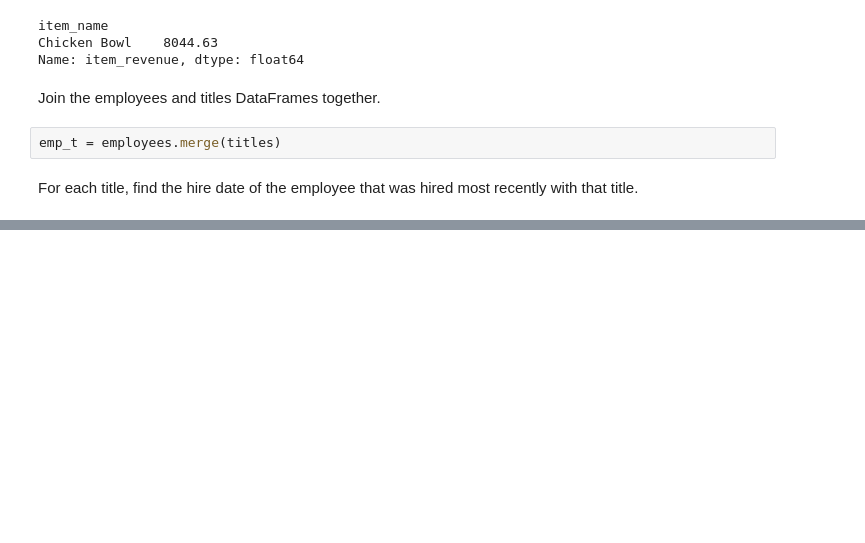
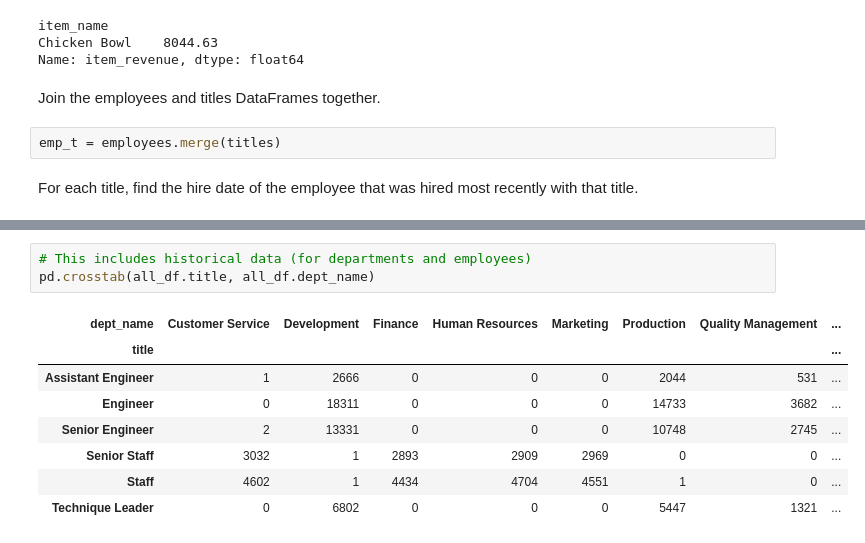
Before and after one commit to jesse-d-marder/numpy-pandas-visualization-exercises, a Jupyter notebook: advanced_dataframes.ipynb, the cells around one changed output, grey strips where cells are left out. Drawn from its saved outputs; the diff is of its cells as text; blank space fills up the shorter version.

```diff
--- a/advanced_dataframes.ipynb
+++ b/advanced_dataframes.ipynb
@@ -370,0 +413,12 @@ Write the code necessary to create a cross tabulation of the number of titles by
+# %%
+# This includes historical data (for departments and employees)
+pd.crosstab(all_df.title, all_df.dept_name)
+# %% [output]
+| dept_name | Customer Service | Development | Finance | Human Resources | Marketing | Production | Quality Management | ... |
+| title |  |  |  |  |  |  |  | ... |
+| Assistant Engineer | 1 | 2666 | 0 | 0 | 0 | 2044 | 531 | ... |
+| Engineer | 0 | 18311 | 0 | 0 | 0 | 14733 | 3682 | ... |
+| Senior Engineer | 2 | 13331 | 0 | 0 | 0 | 10748 | 2745 | ... |
+| Senior Staff | 3032 | 1 | 2893 | 2909 | 2969 | 0 | 0 | ... |
+| Staff | 4602 | 1 | 4434 | 4704 | 4551 | 1 | 0 | ... |
+| Technique Leader | 0 | 6802 | 0 | 0 | 0 | 5447 | 1321 | ... |
```
Also changed, not shown: parts of 13 cells of this notebook.
